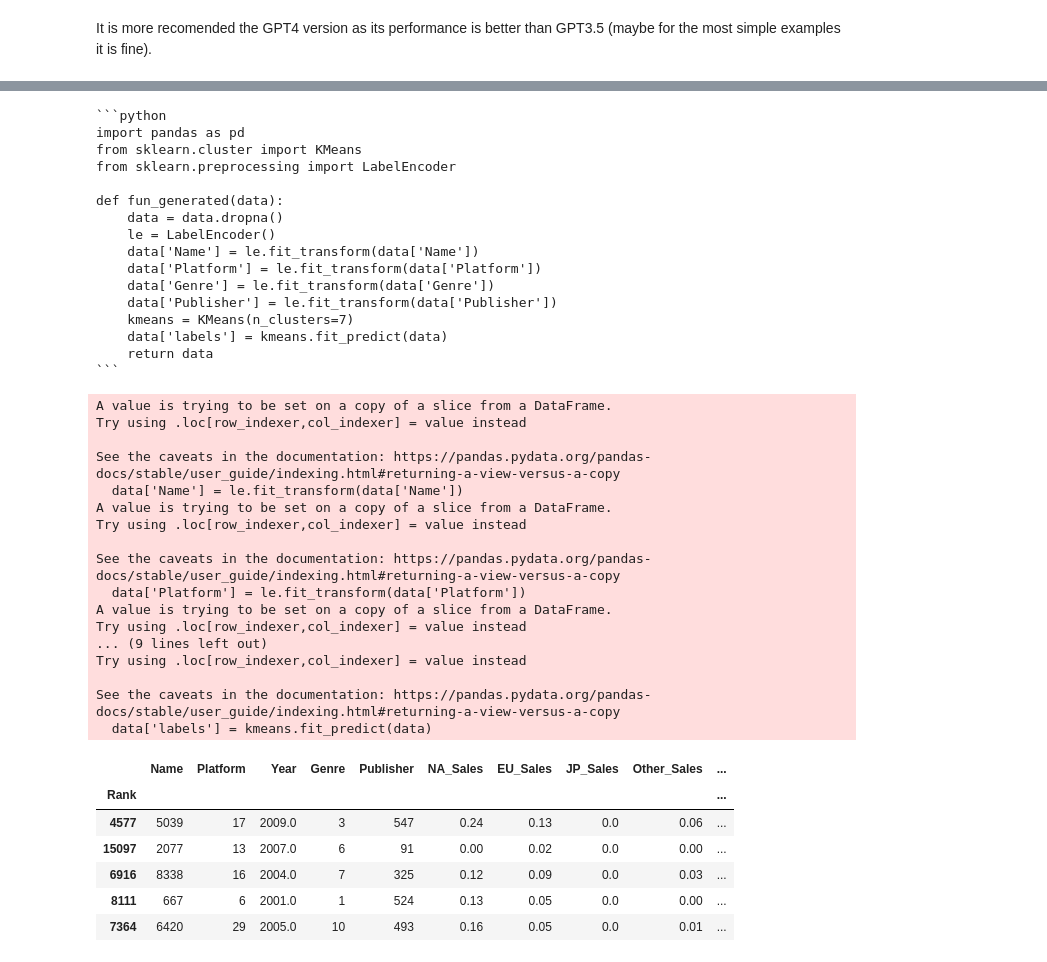
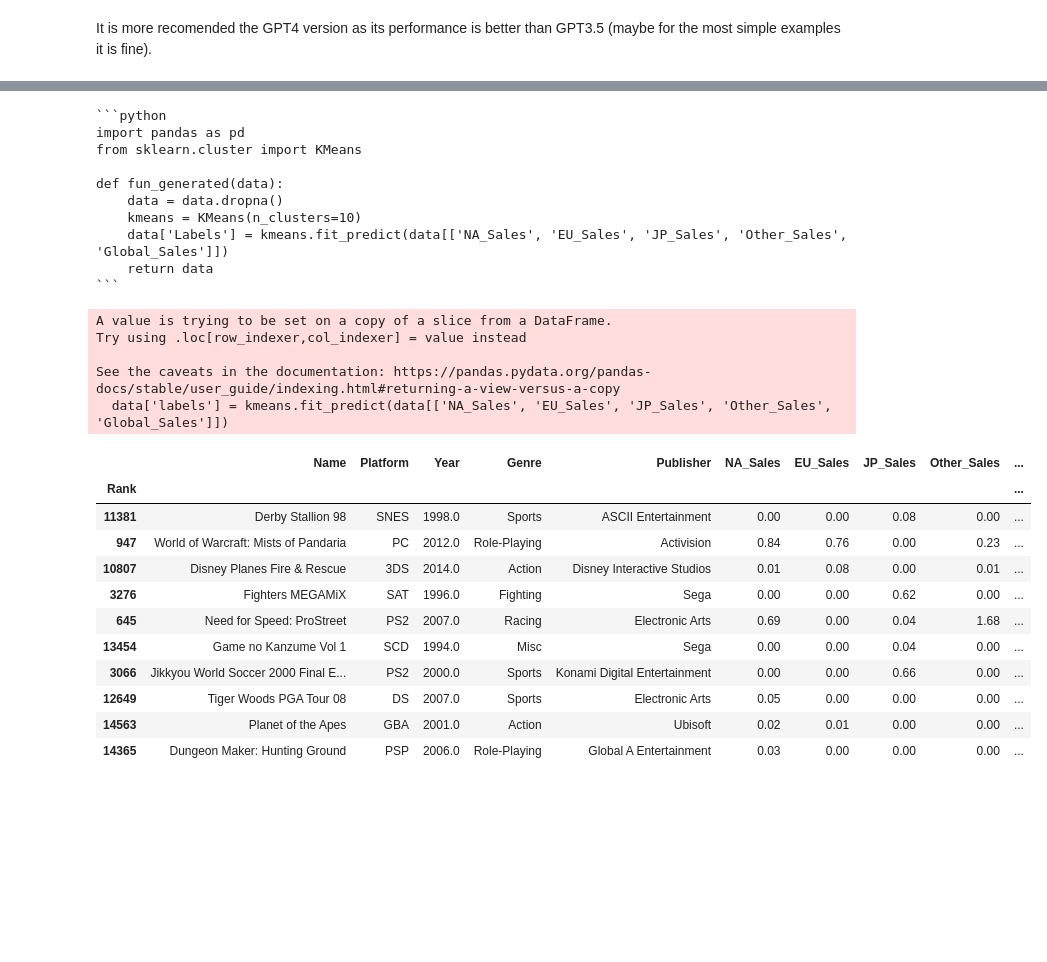
Before and after one commit to ordovas/LazyDSGenerator, a Jupyter notebook: notebooks/example-vgsales.ipynb, the cells around one changed output, grey strips where cells are left out. Saved outputs shown, nothing was run; the diff lists cells and outputs as text; code cells hidden in the pictures; blank space fills up the shorter version.

````diff
--- a/notebooks/example-vgsales.ipynb
+++ b/notebooks/example-vgsales.ipynb
@@ -69,48 +53,35 @@ def fun_generated(data):
 # %%
-q2 = """Make a K-means clustering model on all the sales data using k = 7 clusters. Ignore NaN rows.
+q2 = """Make a K-means clustering model on all the sales data using k = 10 clusters. Ignore NaN rows.
 Return a dataframe with the labels and the rest of the data."""
 rr = agi_vg.invoke(q2, verbose=True)
 # %% [output]
 ```python
 import pandas as pd
 from sklearn.cluster import KMeans
-from sklearn.preprocessing import LabelEncoder
 
 def fun_generated(data):
     data = data.dropna()
-    le = LabelEncoder()
-    data['Name'] = le.fit_transform(data['Name'])
-    data['Platform'] = le.fit_transform(data['Platform'])
-    data['Genre'] = le.fit_transform(data['Genre'])
-    data['Publisher'] = le.fit_transform(data['Publisher'])
-    kmeans = KMeans(n_clusters=7)
-    data['labels'] = kmeans.fit_predict(data)
+    kmeans = KMeans(n_clusters=10)
+    data['Labels'] = kmeans.fit_predict(data[['NA_Sales', 'EU_Sales', 'JP_Sales', 'Other_Sales', 'Global_Sales']])
     return data
 ```
 A value is trying to be set on a copy of a slice from a DataFrame.
 Try using .loc[row_indexer,col_indexer] = value instead
 
 See the caveats in the documentation: https://pandas.pydata.org/pandas-docs/stable/user_guide/indexing.html#returning-a-view-versus-a-copy
-  data['Name'] = le.fit_transform(data['Name'])
-A value is trying to be set on a copy of a slice from a DataFrame.
-Try using .loc[row_indexer,col_indexer] = value instead
-
-See the caveats in the documentation: https://pandas.pydata.org/pandas-docs/stable/user_guide/indexing.html#returning-a-view-versus-a-copy
-  data['Platform'] = le.fit_transform(data['Platform'])
-A value is trying to be set on a copy of a slice from a DataFrame.
-Try using .loc[row_indexer,col_indexer] = value instead
-... (9 lines left out)
-Try using .loc[row_indexer,col_indexer] = value instead
-
-See the caveats in the documentation: https://pandas.pydata.org/pandas-docs/stable/user_guide/indexing.html#returning-a-view-versus-a-copy
-  data['labels'] = kmeans.fit_predict(data)
+  data['labels'] = kmeans.fit_predict(data[['NA_Sales', 'EU_Sales', 'JP_Sales', 'Other_Sales', 'Global_Sales']])
 # %%
-rr["result"].sample(5)
+rr["result"].sample(10)
 # %% [output]
 |  | Name | Platform | Year | Genre | Publisher | NA_Sales | EU_Sales | JP_Sales | Other_Sales | ... |
 | Rank |  |  |  |  |  |  |  |  |  | ... |
-| 4577 | 5039 | 17 | 2009.0 | 3 | 547 | 0.24 | 0.13 | 0.0 | 0.06 | ... |
-| 15097 | 2077 | 13 | 2007.0 | 6 | 91 | 0.00 | 0.02 | 0.0 | 0.00 | ... |
-| 6916 | 8338 | 16 | 2004.0 | 7 | 325 | 0.12 | 0.09 | 0.0 | 0.03 | ... |
-| 8111 | 667 | 6 | 2001.0 | 1 | 524 | 0.13 | 0.05 | 0.0 | 0.00 | ... |
-| 7364 | 6420 | 29 | 2005.0 | 10 | 493 | 0.16 | 0.05 | 0.0 | 0.01 | ... |
+| 11381 | Derby Stallion 98 | SNES | 1998.0 | Sports | ASCII Entertainment | 0.00 | 0.00 | 0.08 | 0.00 | ... |
+| 947 | World of Warcraft: Mists of Pandaria | PC | 2012.0 | Role-Playing | Activision | 0.84 | 0.76 | 0.00 | 0.23 | ... |
+| 10807 | Disney Planes Fire & Rescue | 3DS | 2014.0 | Action | Disney Interactive Studios | 0.01 | 0.08 | 0.00 | 0.01 | ... |
+| 3276 | Fighters MEGAMiX | SAT | 1996.0 | Fighting | Sega | 0.00 | 0.00 | 0.62 | 0.00 | ... |
+| 645 | Need for Speed: ProStreet | PS2 | 2007.0 | Racing | Electronic Arts | 0.69 | 0.00 | 0.04 | 1.68 | ... |
+| 13454 | Game no Kanzume Vol 1 | SCD | 1994.0 | Misc | Sega | 0.00 | 0.00 | 0.04 | 0.00 | ... |
+| 3066 | Jikkyou World Soccer 2000 Final E... | PS2 | 2000.0 | Sports | Konami Digital Entertainment | 0.00 | 0.00 | 0.66 | 0.00 | ... |
+| 12649 | Tiger Woods PGA Tour 08 | DS | 2007.0 | Sports | Electronic Arts | 0.05 | 0.00 | 0.00 | 0.00 | ... |
+| 14563 | Planet of the Apes | GBA | 2001.0 | Action | Ubisoft | 0.02 | 0.01 | 0.00 | 0.00 | ... |
+| 14365 | Dungeon Maker: Hunting Ground | PSP | 2006.0 | Role-Playing | Global A Entertainment | 0.03 | 0.00 | 0.00 | 0.00 | ... |
````
Also changed, not shown: parts of 1 cell of this notebook, 3 other files.
